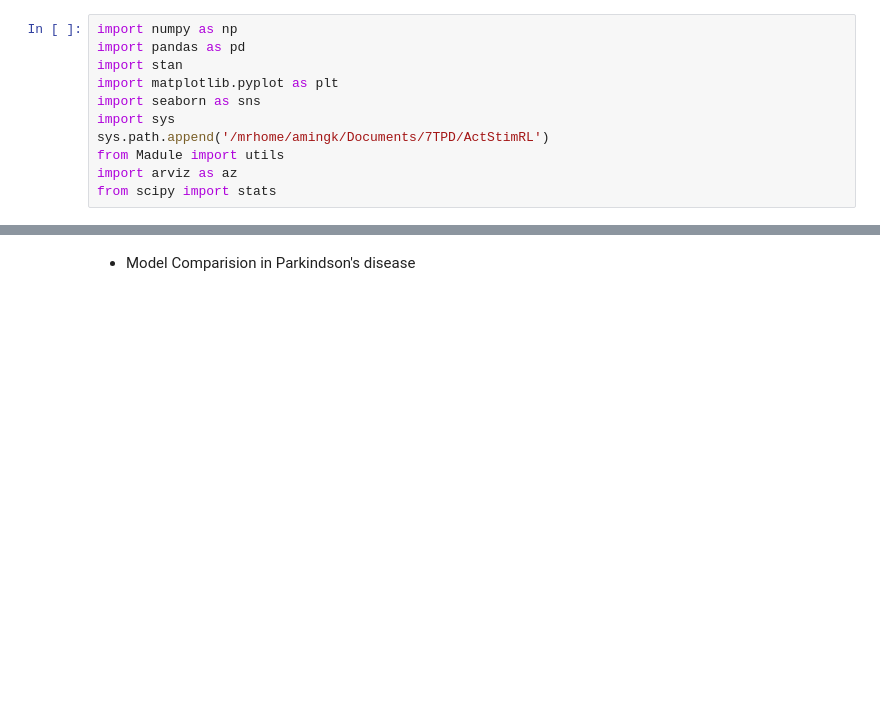
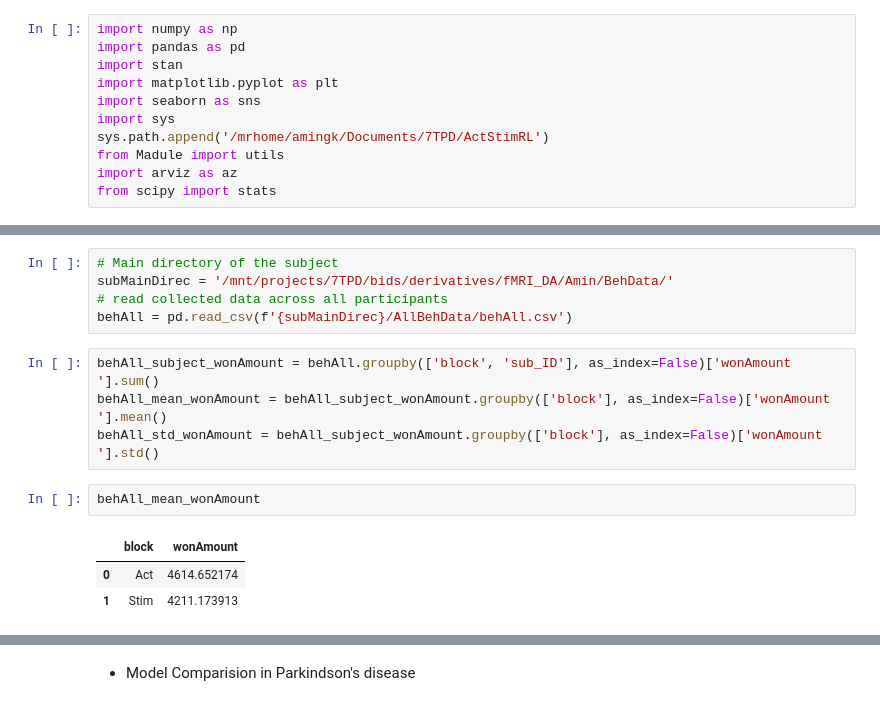
Before and after one commit to AGhaderi/ActStimRL, a Jupyter notebook: Model/Model_check_observation/HierRL_model_checking1.ipynb, the cells around one changed output, grey strips where cells are left out. Cells and saved outputs as stored; diff of their text form; blank space fills up the shorter version.

```diff
--- a/Model/Model_check_observation/HierRL_model_checking1.ipynb
+++ b/Model/Model_check_observation/HierRL_model_checking1.ipynb
@@ -81,0 +103,15 @@ weight
+# %%
+# Main directory of the subject
+subMainDirec = '/mnt/projects/7TPD/bids/derivatives/fMRI_DA/Amin/BehData/'
+# read collected data across all participants
+behAll = pd.read_csv(f'{subMainDirec}/AllBehData/behAll.csv')
+# %%
+behAll_subject_wonAmount = behAll.groupby(['block', 'sub_ID'], as_index=False)['wonAmount                '].sum()
+behAll_mean_wonAmount = behAll_subject_wonAmount.groupby(['block'], as_index=False)['wonAmount                '].mean()
+behAll_std_wonAmount = behAll_subject_wonAmount.groupby(['block'], as_index=False)['wonAmount                '].std()
+# %%
+behAll_mean_wonAmount
+# %% [output]
+|  | block | wonAmount |
+| 0 | Act | 4614.652174 |
+| 1 | Stim | 4211.173913 |
```
Also changed, not shown: parts of 21 cells of this notebook, 7 other files.
